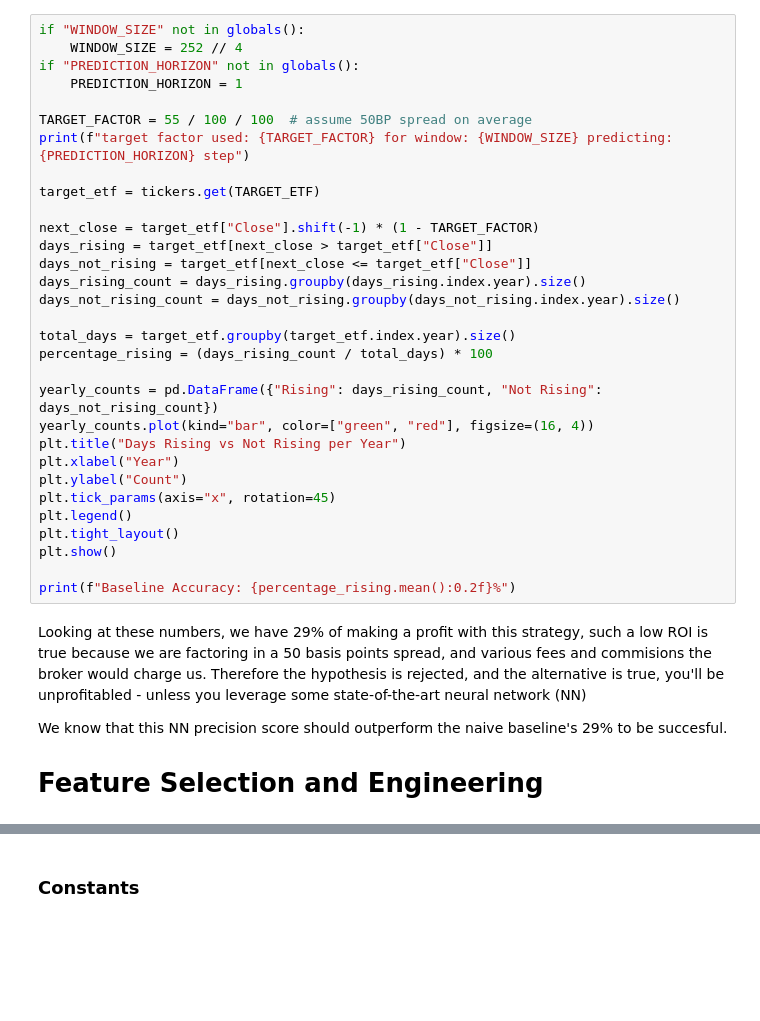
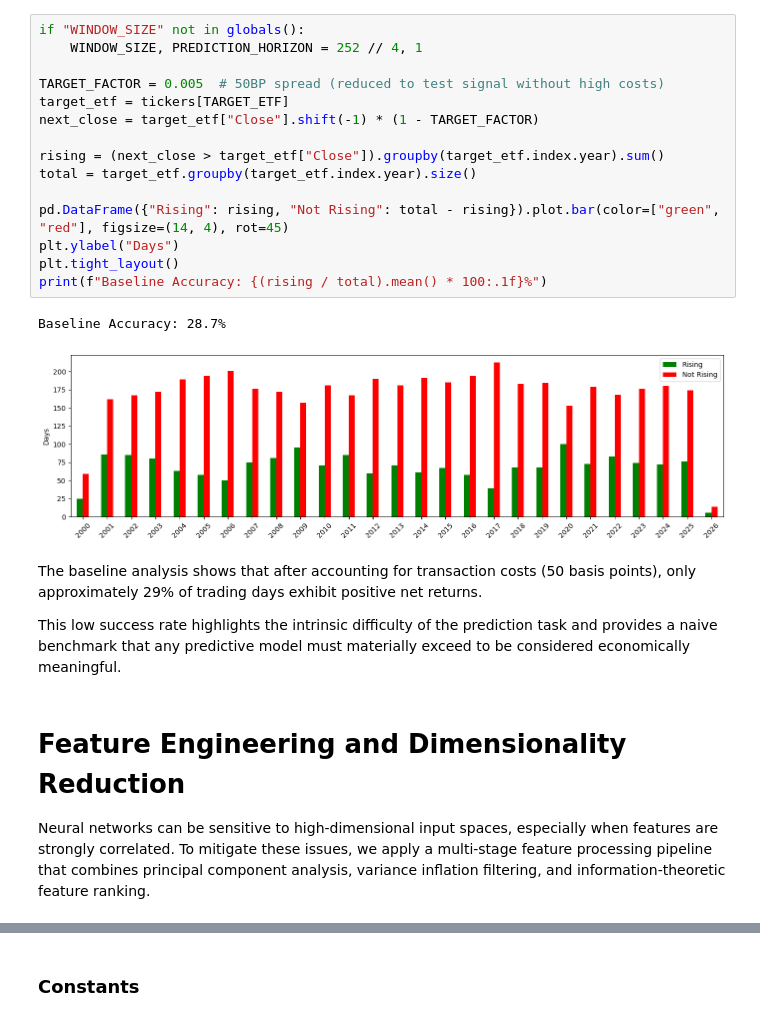
Before and after one commit to adamd1985/quant_research, a Jupyter notebook: tcn_signals_research.ipynb, the cells around one changed output, grey strips where cells are left out. Saved outputs shown, nothing was run; the diff lists cells and outputs as text; blank space fills up the shorter version.

```diff
--- a/tcn_signals_research.ipynb
+++ b/tcn_signals_research.ipynb
@@ -158,40 +163,29 @@ Let's do a quich and dirty test for this null hypothesis:
 # %%
 if "WINDOW_SIZE" not in globals():
-    WINDOW_SIZE = 252 // 4
-if "PREDICTION_HORIZON" not in globals():
-    PREDICTION_HORIZON = 1
+    WINDOW_SIZE, PREDICTION_HORIZON = 252 // 4, 1
 
-TARGET_FACTOR = 55 / 100 / 100  # assume 50BP spread on average
-print(f"target factor used: {TARGET_FACTOR} for window: {WINDOW_SIZE} predicting: {PREDICTION_HORIZON} step")
+TARGET_FACTOR = 0.005  # 50BP spread (reduced to test signal without high costs)
+target_etf = tickers[TARGET_ETF]
+next_close = target_etf["Close"].shift(-1) * (1 - TARGET_FACTOR)
 
-target_etf = tickers.get(TARGET_ETF)
+rising = (next_close > target_etf["Close"]).groupby(target_etf.index.year).sum()
+total = target_etf.groupby(target_etf.index.year).size()
 
-next_close = target_etf["Close"].shift(-1) * (1 - TARGET_FACTOR)
-days_rising = target_etf[next_close > target_etf["Close"]]
-days_not_rising = target_etf[next_close <= target_etf["Close"]]
-days_rising_count = days_rising.groupby(days_rising.index.year).size()
-days_not_rising_count = days_not_rising.groupby(days_not_rising.index.year).size()
-
-total_days = target_etf.groupby(target_etf.index.year).size()
-percentage_rising = (days_rising_count / total_days) * 100
-
-yearly_counts = pd.DataFrame({"Rising": days_rising_count, "Not Rising": days_not_rising_count})
-yearly_counts.plot(kind="bar", color=["green", "red"], figsize=(16, 4))
-plt.title("Days Rising vs Not Rising per Year")
-plt.xlabel("Year")
-plt.ylabel("Count")
-plt.tick_params(axis="x", rotation=45)
-plt.legend()
+pd.DataFrame({"Rising": rising, "Not Rising": total - rising}).plot.bar(color=["green", "red"], figsize=(14, 4), rot=45)
+plt.ylabel("Days")
 plt.tight_layout()
-plt.show()
-
-print(f"Baseline Accuracy: {percentage_rising.mean():0.2f}%")
+print(f"Baseline Accuracy: {(rising / total).mean() * 100:.1f}%")
+# %% [output]
+Baseline Accuracy: 28.7%
+[figure, added]
 # %% [markdown]
-Looking at these numbers, we have 29% of making a profit with this strategy, such a low ROI is true because we are factoring in a 50 basis points spread, and various fees and commisions the broker would charge us. Therefore the hypothesis is rejected, and the alternative is true, you'll be unprofitabled - unless you leverage some state-of-the-art neural network (NN)
+The baseline analysis shows that after accounting for transaction costs (50 basis points), only approximately 29% of trading days exhibit positive net returns.
 
-We know that this NN precision score should outperform the naive baseline's 29% to be succesful.
-
-# Feature Selection and Engineering
+This low success rate highlights the intrinsic difficulty of the prediction task and provides a naive benchmark that any predictive model must materially exceed to be considered economically meaningful.
+# %% [markdown]
+# Feature Engineering and Dimensionality Reduction
+
+Neural networks can be sensitive to high-dimensional input spaces, especially when features are strongly correlated. To mitigate these issues, we apply a multi-stage feature processing pipeline that combines principal component analysis, variance inflation filtering, and information-theoretic feature ranking.
 # %%
 from sklearn.preprocessing import FunctionTransformer, MinMaxScaler, normalize
 
```
Also changed, not shown: parts of 87 cells of this notebook, 1 other file.
